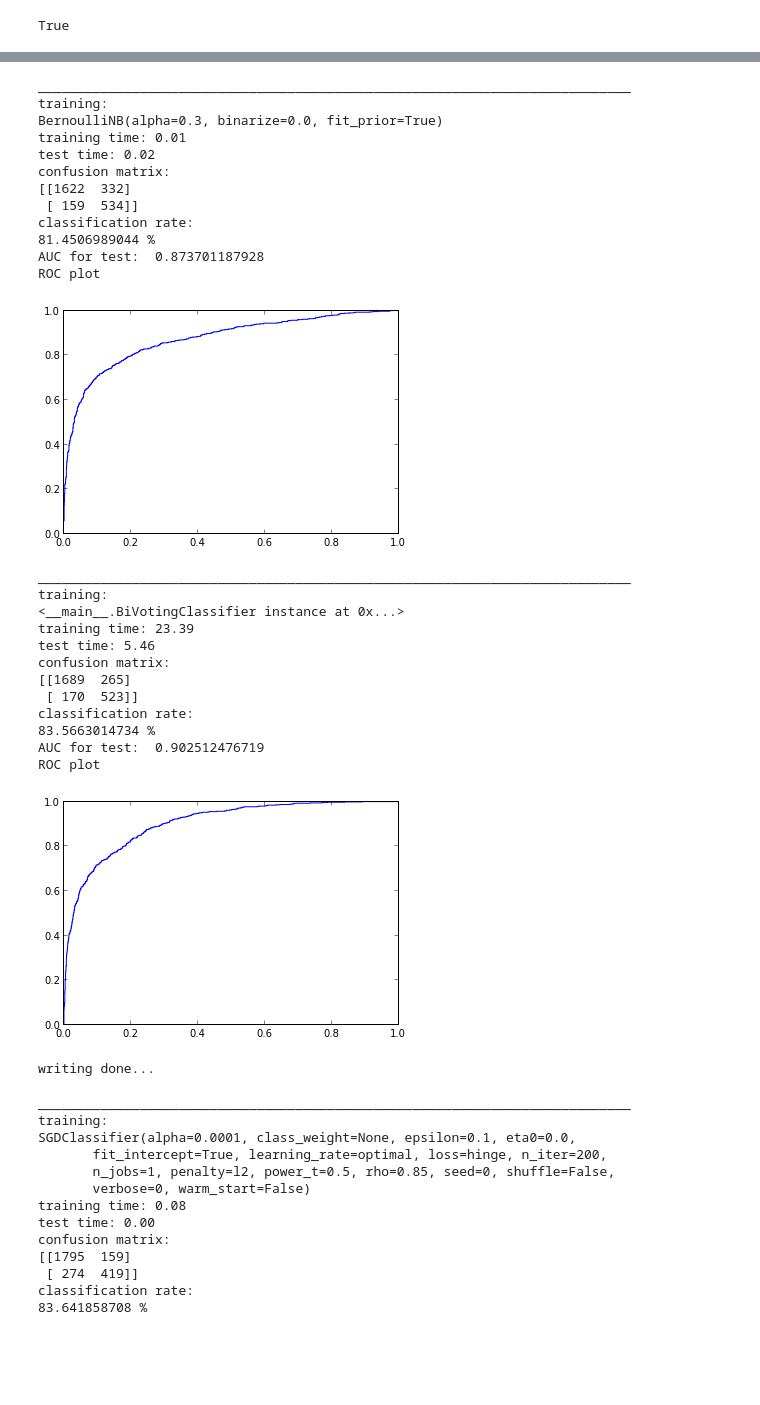
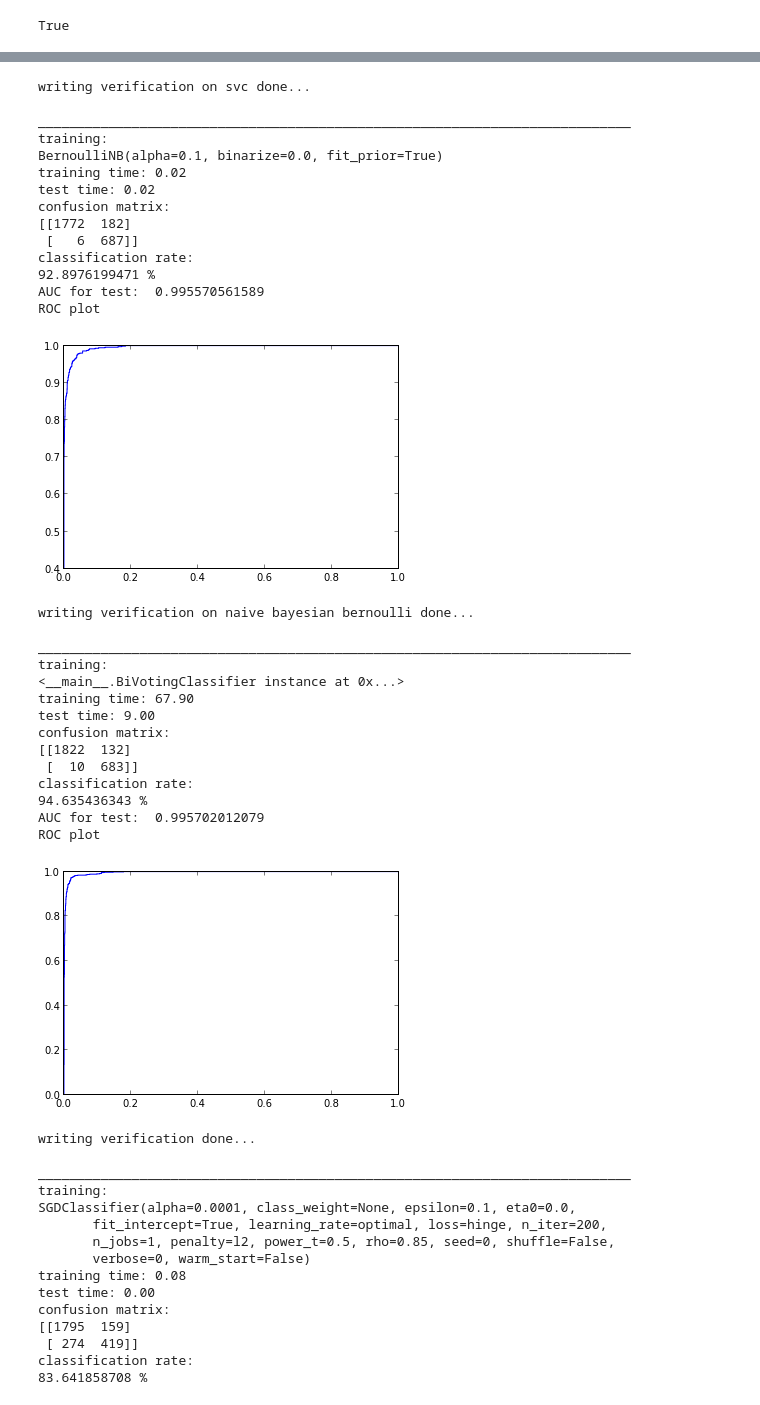
Before and after one commit to dolaameng/fun_with_kaggle, a Jupyter notebook: insult/script/script3.ipynb, the cells around one changed output, grey strips where cells are left out. Saved outputs shown, nothing was run; the diff lists cells and outputs as text; code cells hidden in the pictures; blank space fills up the shorter version.

```diff
--- a/insult/script/script3.ipynb
+++ b/insult/script/script3.ipynb
@@ -74,4 +75,6 @@ y = np.array(train_data[:, 0], dtype='uint8')
 train_X, train_y = X, y
 test_X, test_y = test_data[:, 1], np.array(test_data[:, 0], dtype='uint8')
 ## overfitting
-#train_X, train_y = np.hstack((train_X, test_X)), np.hstack((train_y, test_y))
+train_X, train_y = np.hstack((train_X, test_X)), np.hstack((train_y, test_y))
+verification_X = verification_data[:, 0]
+print verification_X.shape
@@ -308,30 +294,42 @@ filter(lambda case: case[1] == 1, misclassified)
+# %%
+#write_output(bivoting, test_X)
+write_output(svc_classifier, verification_X)
+print 'writing verification on svc done...'
+#filter(lambda case: case[1] == 1, misclassified)
+# %% [output]
+writing verification on svc done...
 # %%
 ## test naive bayesian bernoulli
-nb_bernoulli_classifier = naive_bayes.BernoulliNB(alpha = 0.3, fit_prior=True)# for tfidf l2 norm
+nb_bernoulli_classifier = naive_bayes.BernoulliNB(alpha = 0.1, fit_prior=True)# for tfidf l2 norm
 #nb_bernoulli_classifier = naive_bayes.BernoulliNB(alpha = 0.3, fit_prior=True) # for tfidf l1 norm
 misclassified = benchmark(nb_bernoulli_classifier)
 #negative_features_indices = np.argsort(nb_bernoulli_classifier.feature_log_prob_[0,:])[-30:]
 #negative_features = [tfidf_feature_names[i] for i in negative_features_indices]
 #print 'negative features...'
 #print negative_features
 #positive_features_indices = np.argsort(nb_bernoulli_classifier.feature_log_prob_[1,:])[-50:]
 #positive_features = [tfidf_feature_names[i] for i in positive_features_indices]
 #print 'positive features...'
 #print positive_features
 # %% [output]
 ____________________________________________________________________________
 training:
-BernoulliNB(alpha=0.3, binarize=0.0, fit_prior=True)
-training time: 0.01
+BernoulliNB(alpha=0.1, binarize=0.0, fit_prior=True)
+training time: 0.02
 test time: 0.02
 confusion matrix:
-[[1622  332]
- [ 159  534]]
+[[1772  182]
+ [   6  687]]
 classification rate:
-81.4506989044 %
-AUC for test:  0.873701187928
+92.8976199471 %
+AUC for test:  0.995570561589
 ROC plot
-[figure, old version]
+[figure, new version]
+# %%
+write_output(nb_bernoulli_classifier, verification_X)
+print 'writing verification on naive bayesian bernoulli done...'
+# %% [output]
+writing verification on naive bayesian bernoulli done...
 # %%
 ### classification by voting ####
 class BiVotingClassifier:
@@ -361,7 +359,7 @@ class BiVotingClassifier:
                 proba[i, :] = proba2[i, :]
             """
         return proba
-
+## C, alpha = (10, 0.1), (1, 0.3)
 #bivoting = BiVotingClassifier(svm.SVC(kernel = 'rbf', C = 10, gamma = 0.01,  tol=0.0001, probability = True),
 bivoting = BiVotingClassifier(svm.SVC(kernel = 'linear', C = 1, gamma = 0.01,  tol=0.0001, probability = True), # for l2 norm
 #bivoting = BiVotingClassifier(svm.SVC(kernel = 'linear', C = 10, gamma = 0.01,  tol=0.0001, probability = True), # for l1 norm
@@ -371,21 +369,22 @@ misclassified = benchmark(bivoting)
 ____________________________________________________________________________
 training:
 <__main__.BiVotingClassifier instance at 0x...>
-training time: 23.39
-test time: 5.46
+training time: 67.90
+test time: 9.00
 confusion matrix:
-[[1689  265]
- [ 170  523]]
+[[1822  132]
+ [  10  683]]
 classification rate:
-83.5663014734 %
-AUC for test:  0.902512476719
+94.635436343 %
+AUC for test:  0.995702012079
 ROC plot
-[figure, old version]
+[figure, new version]
 # %%
-write_output(bivoting, test_X)
-print 'writing done...'
+#write_output(bivoting, test_X)
+write_output(bivoting, verification_X)
+print 'writing verification on bivoting done...'
 # %% [output]
-writing done...
+writing verification done...
 # %%
 ## test SGD with Elastic Net penalty
 sgdc_classifier = linear_model.SGDClassifier(alpha = 0.0001, n_iter = 200, penalty = 'l2')
```
Also changed, not shown: parts of 8 cells of this notebook, 5 other files.
